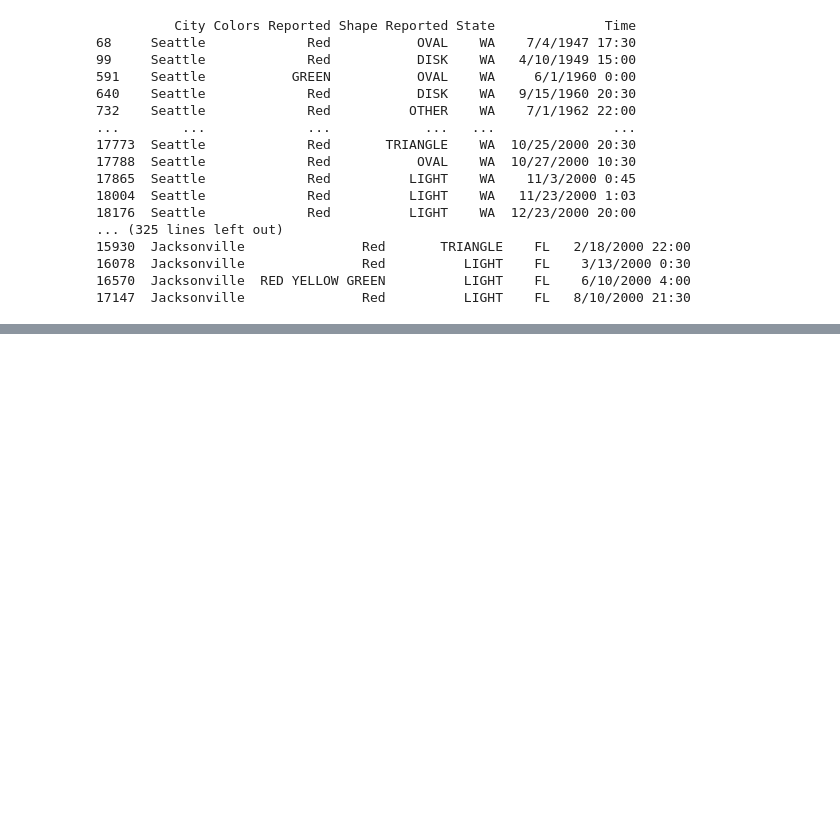
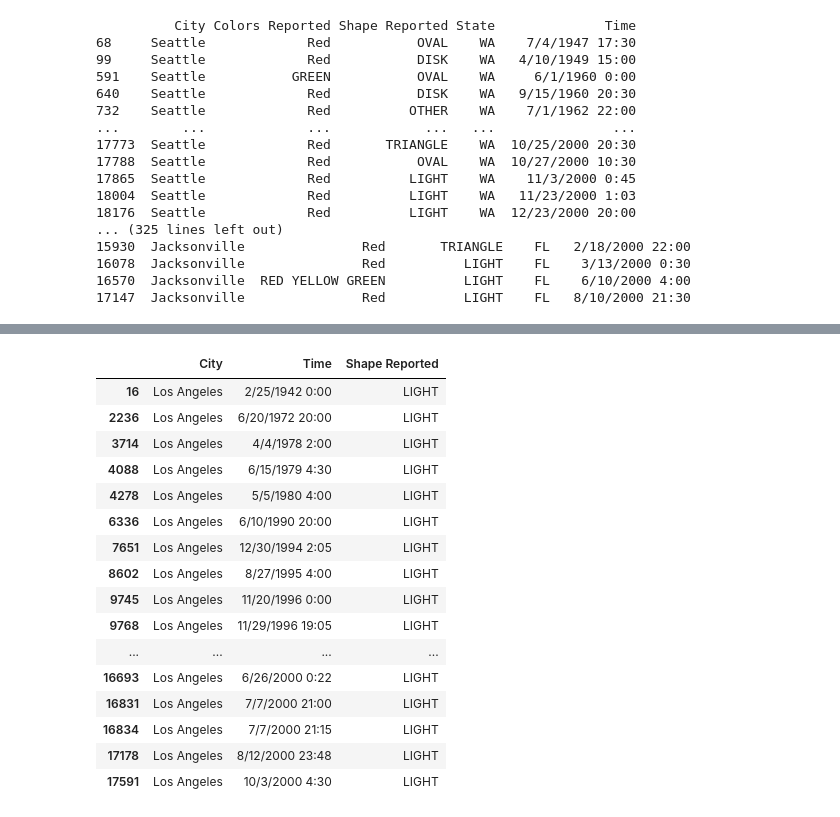
Before and after one commit to shubhkhanna/Colab-Notebooks-IB241, a Jupyter notebook: Pandas.ipynb, the cells around one changed output, grey strips where cells are left out. Drawn from its saved outputs; the diff is of its cells as text; code cells hidden in the pictures; blank space fills up the shorter version.

```diff
--- a/Pandas.ipynb
+++ b/Pandas.ipynb
@@ -140,0 +160,20 @@ print(df.loc[df["City"] == "Jacksonville"])
+# %%
+df.loc[(df["City"] == "Los Angeles") & (df["Shape Reported"] == "LIGHT"), ["City", "Time", "Shape Reported"] ]
+# %% [output]
+|  | City | Time | Shape Reported |
+| 16 | Los Angeles | 2/25/1942 0:00 | LIGHT |
+| 2236 | Los Angeles | 6/20/1972 20:00 | LIGHT |
+| 3714 | Los Angeles | 4/4/1978 2:00 | LIGHT |
+| 4088 | Los Angeles | 6/15/1979 4:30 | LIGHT |
+| 4278 | Los Angeles | 5/5/1980 4:00 | LIGHT |
+| 6336 | Los Angeles | 6/10/1990 20:00 | LIGHT |
+| 7651 | Los Angeles | 12/30/1994 2:05 | LIGHT |
+| 8602 | Los Angeles | 8/27/1995 4:00 | LIGHT |
+| 9745 | Los Angeles | 11/20/1996 0:00 | LIGHT |
+| 9768 | Los Angeles | 11/29/1996 19:05 | LIGHT |
+| ... | ... | ... | ... |
+| 16693 | Los Angeles | 6/26/2000 0:22 | LIGHT |
+| 16831 | Los Angeles | 7/7/2000 21:00 | LIGHT |
+| 16834 | Los Angeles | 7/7/2000 21:15 | LIGHT |
+| 17178 | Los Angeles | 8/12/2000 23:48 | LIGHT |
+| 17591 | Los Angeles | 10/3/2000 4:30 | LIGHT |
```
Also changed, not shown: parts of 2 cells of this notebook.
